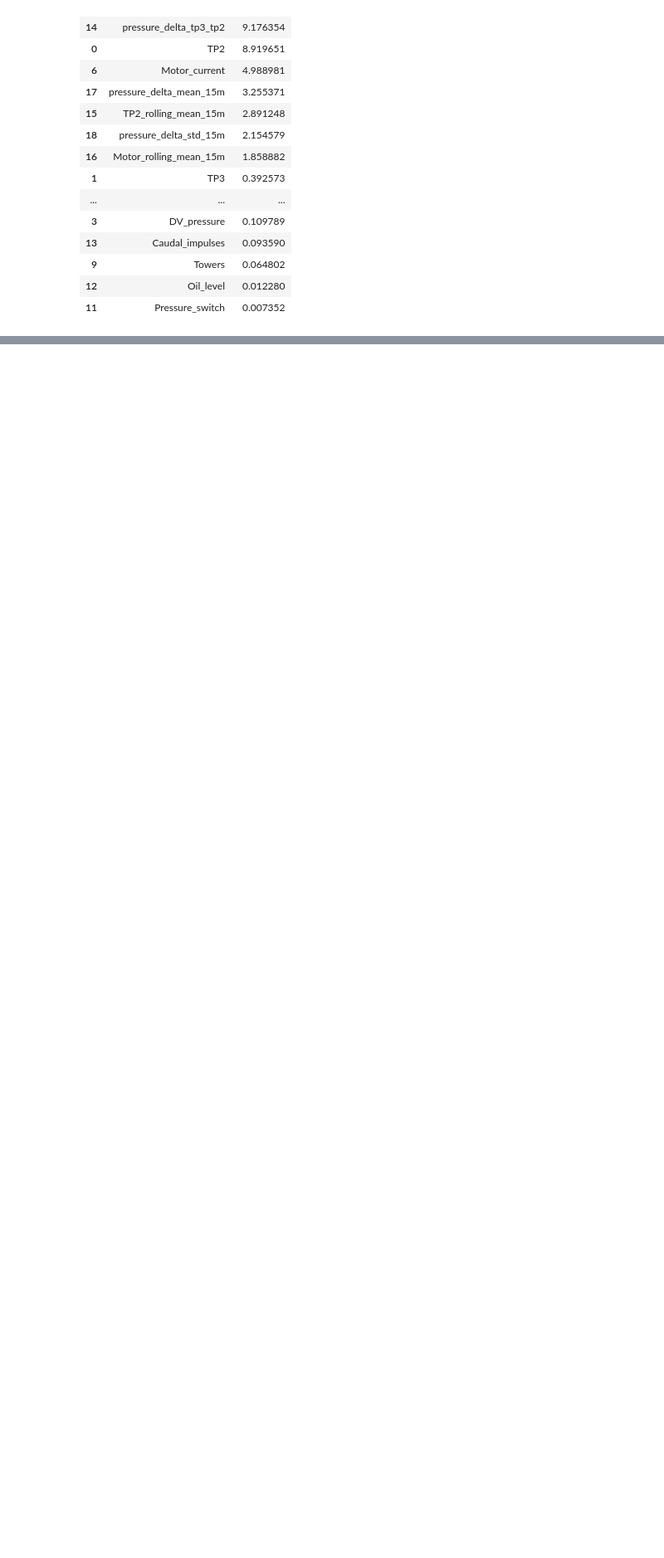
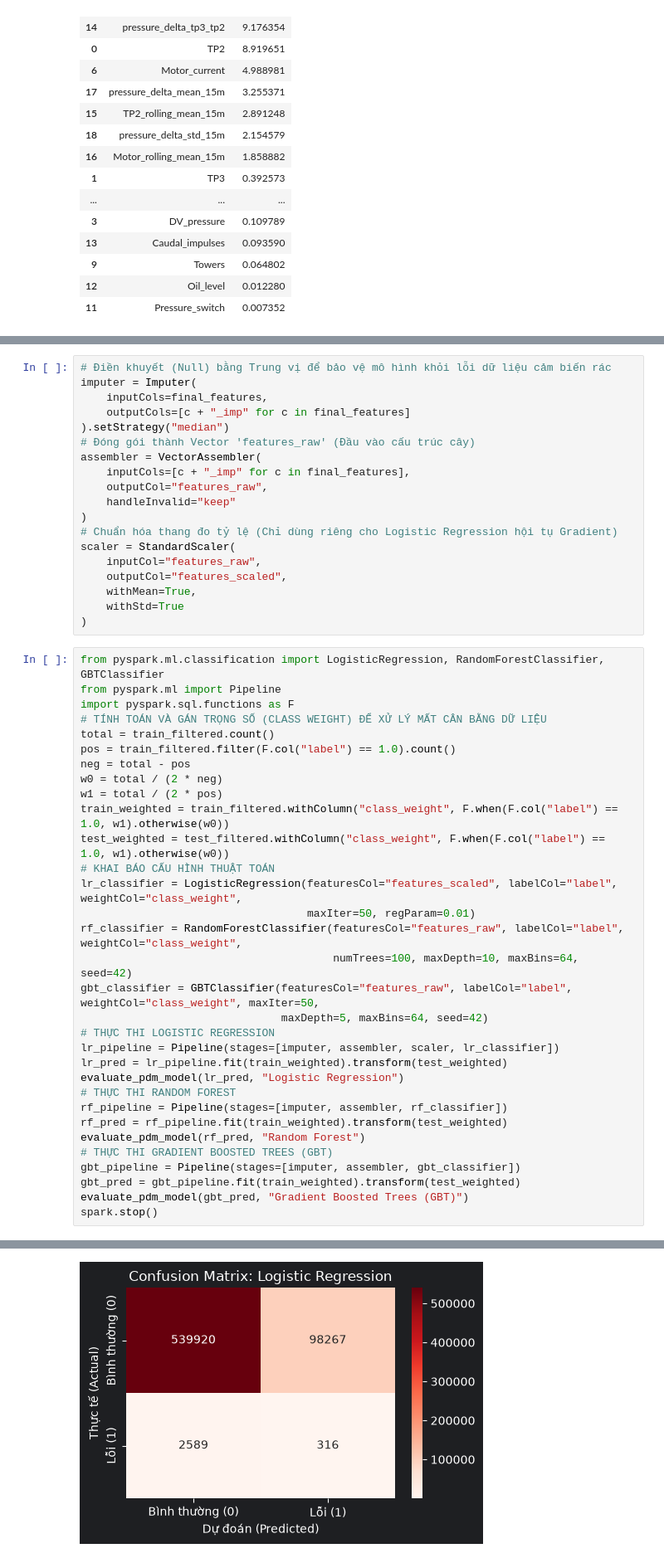
Before and after one commit to HoaiThu066/BIGDATA, a Jupyter notebook: sparkML/Classification/class_featuring.ipynb, the cells around one changed output, grey strips where cells are left out. Shown at 83% size. Cells and saved outputs as stored; diff of their text form; blank space fills up the shorter version.

```diff
--- a/sparkML/Classification/class_featuring.ipynb
+++ b/sparkML/Classification/class_featuring.ipynb
@@ -286,0 +324,52 @@ if high_corr:
+# %%
+# Điền khuyết (Null) bằng Trung vị để bảo vệ mô hình khỏi lỗi dữ liệu cảm biến rác
+imputer = Imputer(
+    inputCols=final_features,
+    outputCols=[c + "_imp" for c in final_features]
+).setStrategy("median")
+# Đóng gói thành Vector 'features_raw' (Đầu vào cấu trúc cây)
+assembler = VectorAssembler(
+    inputCols=[c + "_imp" for c in final_features],
+    outputCol="features_raw",
+    handleInvalid="keep"
+)
+# Chuẩn hóa thang đo tỷ lệ (Chỉ dùng riêng cho Logistic Regression hội tụ Gradient)
+scaler = StandardScaler(
+    inputCol="features_raw",
+    outputCol="features_scaled",
+    withMean=True,
+    withStd=True
+)
+# %%
+from pyspark.ml.classification import LogisticRegression, RandomForestClassifier, GBTClassifier
+from pyspark.ml import Pipeline
+import pyspark.sql.functions as F
+# TÍNH TOÁN VÀ GÁN TRỌNG SỐ (CLASS WEIGHT) ĐỂ XỬ LÝ MẤT CÂN BẰNG DỮ LIỆU
+total = train_filtered.count()
+pos = train_filtered.filter(F.col("label") == 1.0).count()
+neg = total - pos
+w0 = total / (2 * neg)
+w1 = total / (2 * pos)
+train_weighted = train_filtered.withColumn("class_weight", F.when(F.col("label") == 1.0, w1).otherwise(w0))
+test_weighted = test_filtered.withColumn("class_weight", F.when(F.col("label") == 1.0, w1).otherwise(w0))
+# KHAI BÁO CẤU HÌNH THUẬT TOÁN
+lr_classifier = LogisticRegression(featuresCol="features_scaled", labelCol="label", weightCol="class_weight",
+                                   maxIter=50, regParam=0.01)
+rf_classifier = RandomForestClassifier(featuresCol="features_raw", labelCol="label", weightCol="class_weight",
+                                       numTrees=100, maxDepth=10, maxBins=64, seed=42)
+gbt_classifier = GBTClassifier(featuresCol="features_raw", labelCol="label", weightCol="class_weight", maxIter=50,
+                               maxDepth=5, maxBins=64, seed=42)
+# THỰC THI LOGISTIC REGRESSION
+lr_pipeline = Pipeline(stages=[imputer, assembler, scaler, lr_classifier])
+lr_pred = lr_pipeline.fit(train_weighted).transform(test_weighted)
+evaluate_pdm_model(lr_pred, "Logistic Regression")
+# THỰC THI RANDOM FOREST
+rf_pipeline = Pipeline(stages=[imputer, assembler, rf_classifier])
+rf_pred = rf_pipeline.fit(train_weighted).transform(test_weighted)
+evaluate_pdm_model(rf_pred, "Random Forest")
+# THỰC THI GRADIENT BOOSTED TREES (GBT)
+gbt_pipeline = Pipeline(stages=[imputer, assembler, gbt_classifier])
+gbt_pred = gbt_pipeline.fit(train_weighted).transform(test_weighted)
+evaluate_pdm_model(gbt_pred, "Gradient Boosted Trees (GBT)")
+spark.stop()
+# %% [output]
@@ -286,0 +381 @@ if high_corr:
+[figure, added]
```
Also changed, not shown: parts of 3 cells of this notebook, 1 other file.
